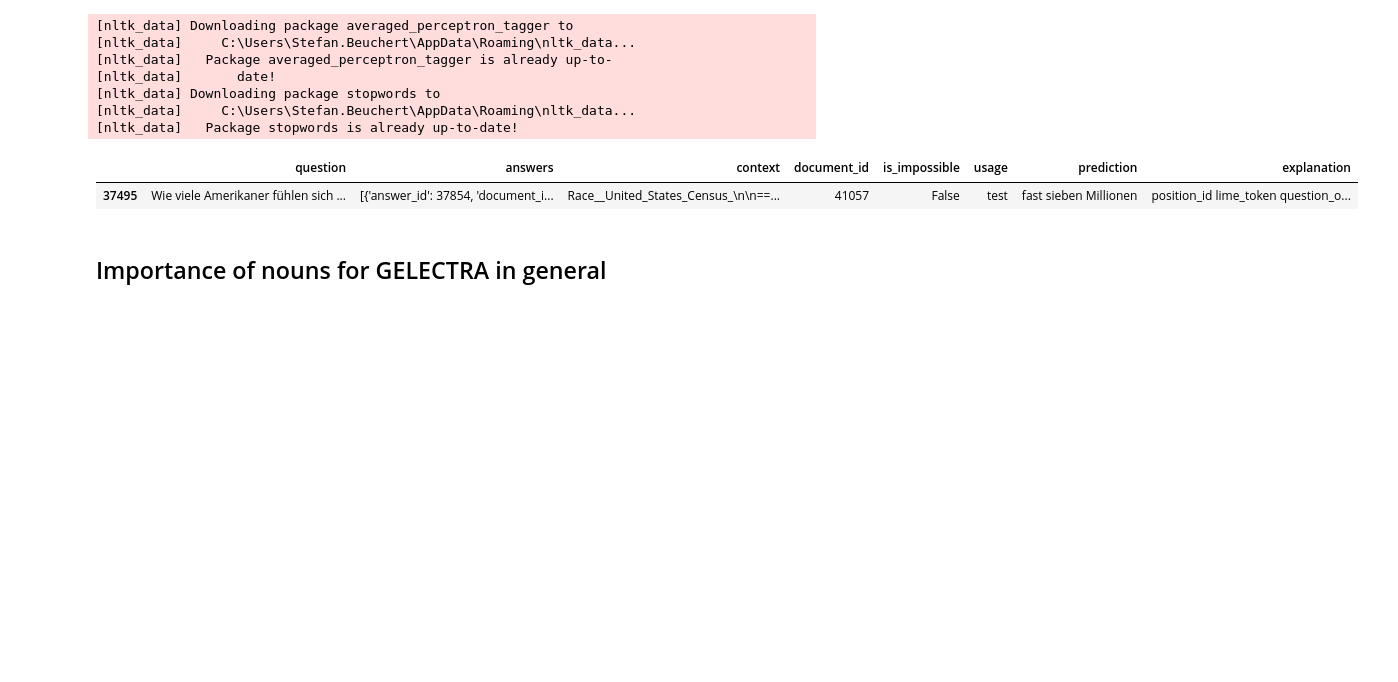
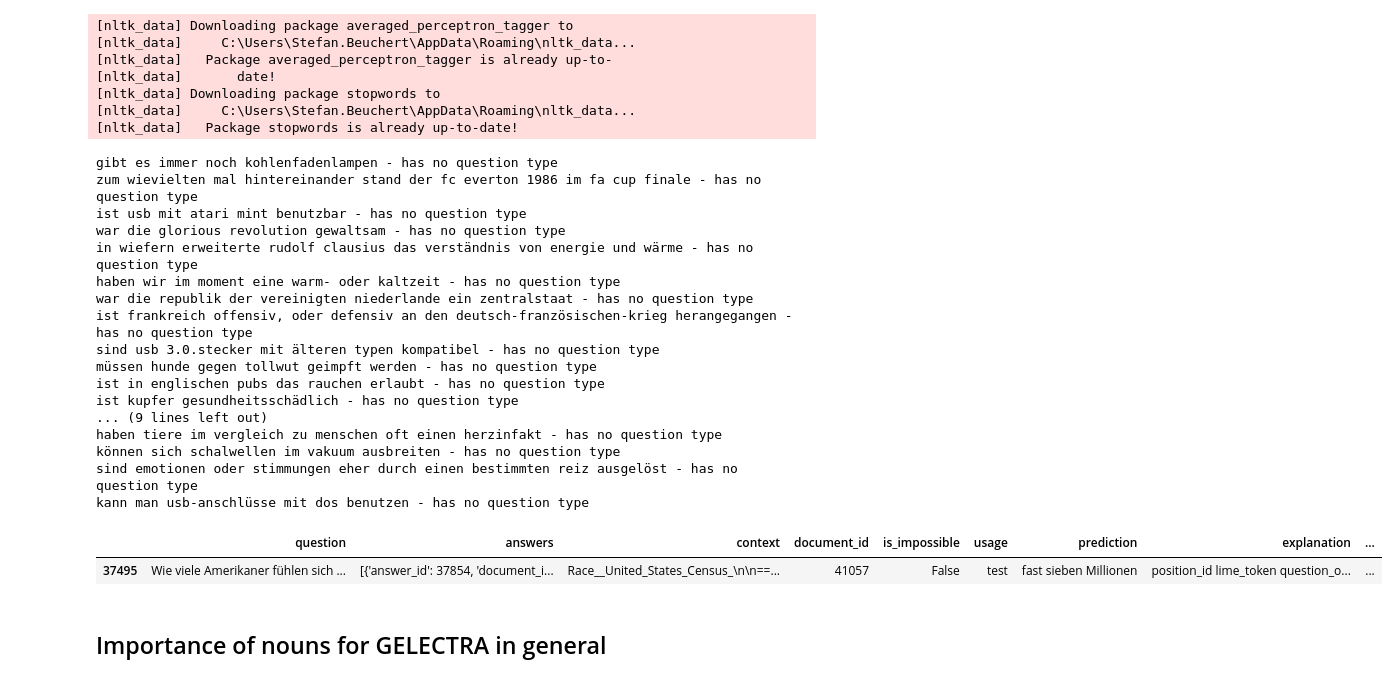
Before and after one commit to stefan-beuchert/GELECTRA_XAI, a Jupyter notebook: Data_Analysis/Which POS ist most interesting for GELECTRA_.ipynb, the cells around one changed output. Saved outputs shown, nothing was run; the diff lists cells and outputs as text; code cells hidden in the pictures; blank space fills up the shorter version.

```diff
--- a/Data_Analysis/Which POS ist most interesting for GELECTRA_.ipynb
+++ b/Data_Analysis/Which POS ist most interesting for GELECTRA_.ipynb
@@ -61,11 +62,29 @@ POS_tag_list = ['ADJ',
 # %%
 # load data
 data_df = pd.read_json(source_path_for_data)
 data_df['explanation'] = [pd.DataFrame(exp) for exp in data_df['explanation'].tolist()]
+data_df = enhance_data_with_question_type(data_df)
 data_df.head(1)
 # %% [output]
+gibt es immer noch kohlenfadenlampen - has no question type
+zum wievielten mal hintereinander stand der fc everton 1986 im fa cup finale - has no question type
+ist usb mit atari mint benutzbar - has no question type
+war die glorious revolution gewaltsam - has no question type
+in wiefern erweiterte rudolf clausius das verständnis von energie und wärme - has no question type
+haben wir im moment eine warm- oder kaltzeit - has no question type
+war die republik der vereinigten niederlande ein zentralstaat - has no question type
+ist frankreich offensiv, oder defensiv an den deutsch-französischen-krieg herangegangen - has no question type
+sind usb 3.0.stecker mit älteren typen kompatibel - has no question type
+müssen hunde gegen tollwut geimpft werden - has no question type
+ist in englischen pubs das rauchen erlaubt - has no question type
+ist kupfer gesundheitsschädlich - has no question type
+... (9 lines left out)
+haben tiere im vergleich zu menschen oft einen herzinfakt - has no question type
+können sich schalwellen im vakuum ausbreiten - has no question type
+sind emotionen oder stimmungen eher durch einen bestimmten reiz ausgelöst - has no question type
+kann man usb-anschlüsse mit dos benutzen - has no question type
-|  | question | answers | context | document_id | is_impossible | usage | prediction | explanation |
-| 37495 | Wie viele Amerikaner fühlen sich ... | [{'answer_id': 37854, 'document_i... | Race__United_States_Census_\n\n==... | 41057 | False | test | fast sieben Millionen | position_id lime_token question_o... |
+|  | question | answers | context | document_id | is_impossible | usage | prediction | explanation | ... |
+| 37495 | Wie viele Amerikaner fühlen sich ... | [{'answer_id': 37854, 'document_i... | Race__United_States_Census_\n\n==... | 41057 | False | test | fast sieben Millionen | position_id lime_token question_o... | ... |
 # %% [markdown]
 ## Importance of nouns for GELECTRA in general
 # %% [markdown]
```
Also changed, not shown: parts of 17 cells of this notebook, 5 other files.
